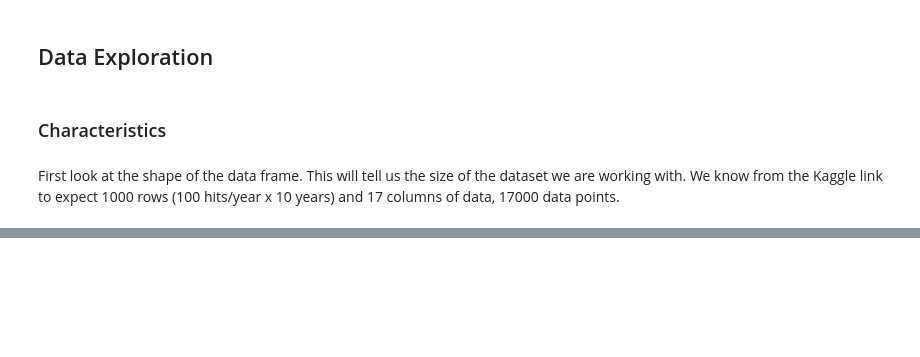
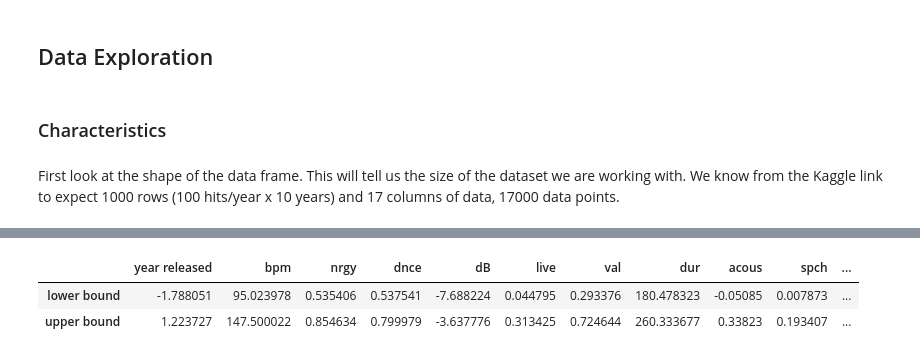
Before and after one commit to amayabrios/Forecasting-Spotify-Hits, a Jupyter notebook: Spotify_data_exploration.ipynb, the cells around one changed output, grey strips where cells are left out. Drawn from its saved outputs; the diff is of its cells as text; code cells hidden in the pictures; blank space fills up the shorter version.

```diff
--- a/Spotify_data_exploration.ipynb
+++ b/Spotify_data_exploration.ipynb
@@ -122,0 +276,14 @@ df['top genre'] = df['top genre'].astype('int32')
+# %%
+# create lower and upper bounds of expected output range
+LOWER = df_num.mean(axis=0, skipna=True) - df_num.std(axis=0, skipna=True)
+UPPER = df_num.mean(axis=0, skipna=True) + df_num.std(axis=0, skipna=True)
+df_predict = pd.DataFrame({'lower bound': LOWER,
+                           'upper bound': UPPER},
+                          index=list(df_num.columns))
+# print the predictions
+df_predict = df_predict.transpose()
+df_predict
+# %% [output]
+|  | year released | bpm | nrgy | dnce | dB | live | val | dur | acous | spch | ... |
+| lower bound | -1.788051 | 95.023978 | 0.535406 | 0.537541 | -7.688224 | 0.044795 | 0.293376 | 180.478323 | -0.05085 | 0.007873 | ... |
+| upper bound | 1.223727 | 147.500022 | 0.854634 | 0.799979 | -3.637776 | 0.313425 | 0.724644 | 260.333677 | 0.33823 | 0.193407 | ... |
```
Also changed, not shown: parts of 56 cells of this notebook.
